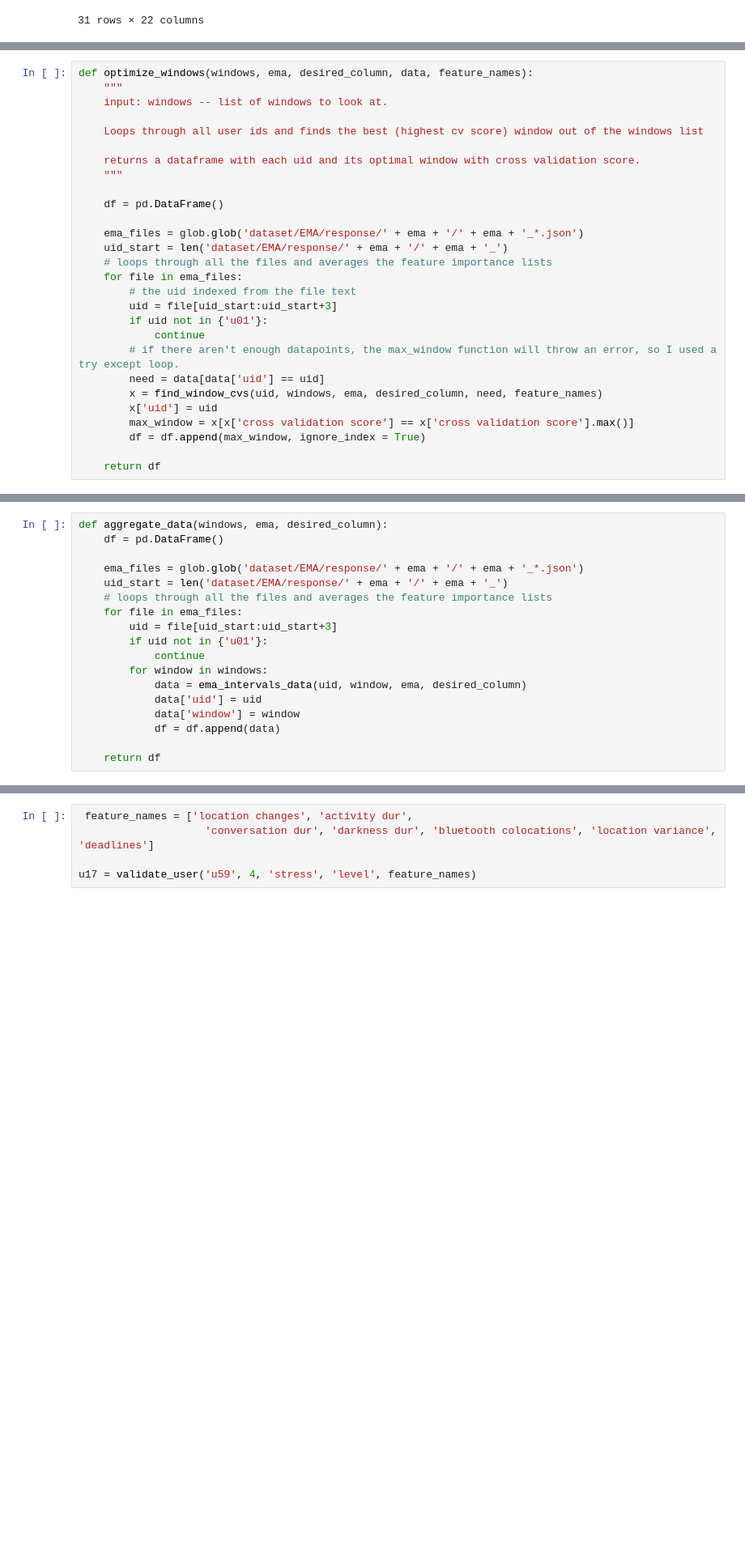
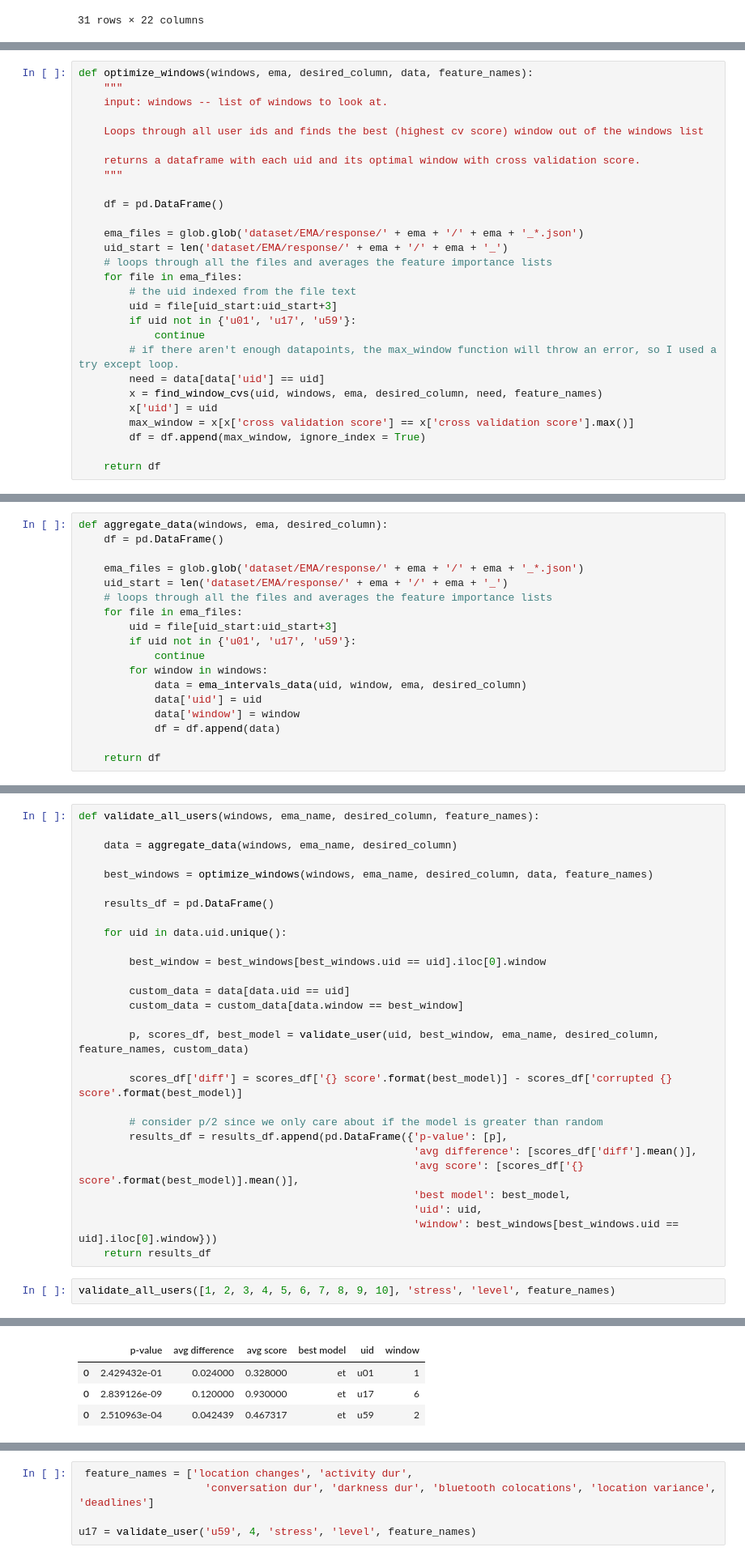
Before and after one commit to oghenand/EMA-Model, a Jupyter notebook: Flexible EMAS.ipynb, the cells around one changed output, grey strips where cells are left out. Shown at 81% size. Drawn from its saved outputs; the diff is of its cells as text; blank space fills up the shorter version.

```diff
--- a/Flexible EMAS.ipynb
+++ b/Flexible EMAS.ipynb
@@ -626,7 +626,7 @@ def optimize_windows(windows, ema, desired_column, data, feature_names):
     for file in ema_files:
         # the uid indexed from the file text
         uid = file[uid_start:uid_start+3]
-        if uid not in {'u01'}:
+        if uid not in {'u01', 'u17', 'u59'}:
             continue
         # if there aren't enough datapoints, the max_window function will throw an error, so I used a try except loop.
         need = data[data['uid'] == uid]
@@ -713,7 +713,7 @@ def aggregate_data(windows, ema, desired_column):
     # loops through all the files and averages the feature importance lists
     for file in ema_files:
         uid = file[uid_start:uid_start+3]
-        if uid not in {'u01'}:
+        if uid not in {'u01', 'u17', 'u59'}:
             continue
         for window in windows:
             data = ema_intervals_data(uid, window, ema, desired_column)
@@ -916,3 +916,34 @@ def tscvscore(features, target, model, n_splits):
         avg_score += score/5
 
     return avg_score
+# %%
+def validate_all_users(windows, ema_name, desired_column, feature_names):
+
+    data = aggregate_data(windows, ema_name, desired_column)
+
+    best_windows = optimize_windows(windows, ema_name, desired_column, data, feature_names)
+
+    results_df = pd.DataFrame()
+
+    for uid in data.uid.unique():
+
+        best_window = best_windows[best_windows.uid == uid].iloc[0].window
+
+        custom_data = data[data.uid == uid]
+        custom_data = custom_data[data.window == best_window]
+
+        p, scores_df, best_model = validate_user(uid, best_window, ema_name, desired_column, feature_names, custom_data)
+
+        scores_df['diff'] = scores_df['{} score'.format(best_model)] - scores_df['corrupted {} score'.format(best_model)]
+
+        # consider p/2 since we only care about if the model is greater than random
+        results_df = results_df.append(pd.DataFrame({'p-value': [p],
+                                                     'avg difference': [scores_df['diff'].mean()],
+                                                     'avg score': [scores_df['{} score'.format(best_model)].mean()],
+                                                     'best model': best_model,
+                                                     'uid': uid,
+                                                     'window': best_windows[best_windows.uid == uid].iloc[0].window}))
+    return results_df
+# %%
+validate_all_users([1, 2, 3, 4, 5, 6, 7, 8, 9, 10], 'stress', 'level', feature_names)
+# %% [output]
@@ -918,0 +967,4 @@ def tscvscore(features, target, model, n_splits):
+|  | p-value | avg difference | avg score | best model | uid | window |
+| 0 | 2.429432e-01 | 0.024000 | 0.328000 | et | u01 | 1 |
+| 0 | 2.839126e-09 | 0.120000 | 0.930000 | et | u17 | 6 |
+| 0 | 2.510963e-04 | 0.042439 | 0.467317 | et | u59 | 2 |
```
Also changed, not shown: parts of 10 cells of this notebook.
